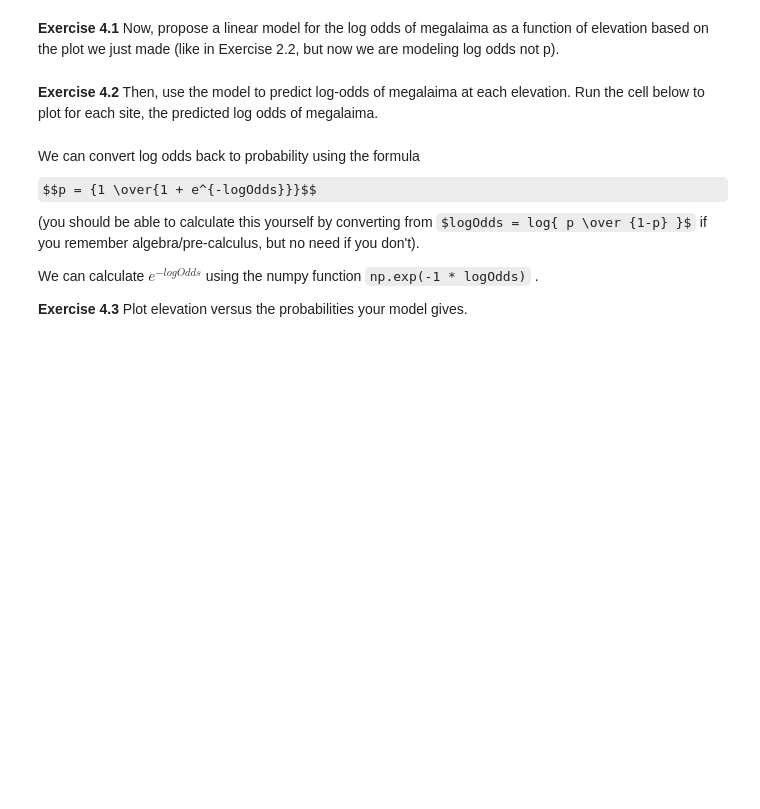
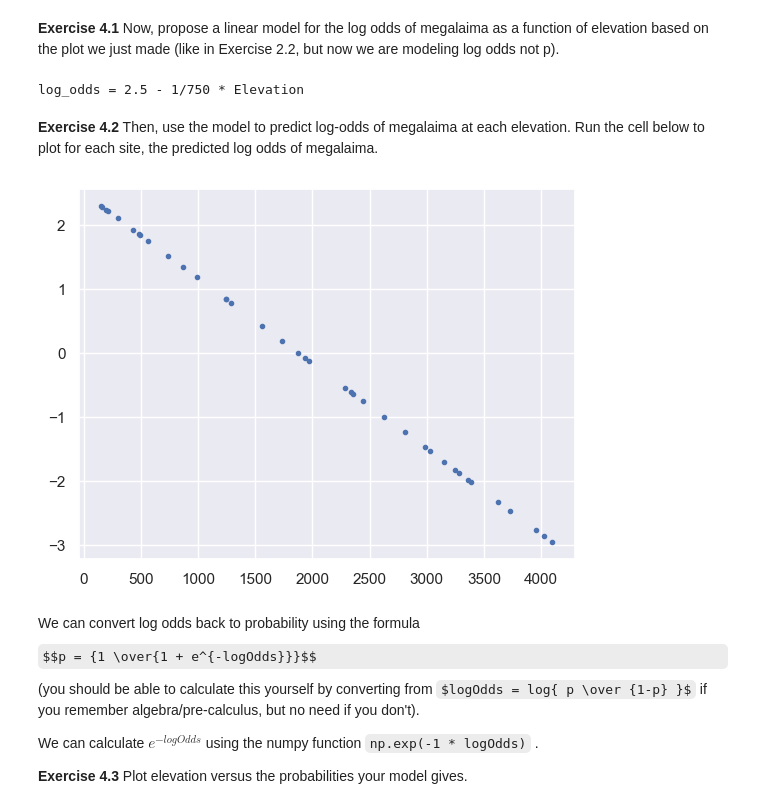
Before and after one commit to sam-delap/ds4bio, a Jupyter notebook: InClass/21_Nov30_logistic_regression.ipynb, the cells around one changed output. Cells and saved outputs as stored; diff of their text form; code cells hidden in the pictures; some formulas as TeX source; blank space fills up the shorter version.

```diff
--- a/InClass/21_Nov30_logistic_regression.ipynb
+++ b/InClass/21_Nov30_logistic_regression.ipynb
@@ -130,11 +175,18 @@ Since the log odds can take on any value, we can now model *log-odds*, instead o
 ## 4. Estimate linear model for the log odds.
 # %% [markdown]
 **Exercise 4.1** Now, propose a linear model for the log odds of megalaima as a function of elevation based on the plot we just made (like in Exercise 2.2, but now we are modeling log odds not p).
+# %%
+print('log_odds = 2.5 - 1/750 * Elevation')
+# %% [output]
+log_odds = 2.5 - 1/750 * Elevation
 # %% [markdown]
 **Exercise 4.2** Then, use the model to predict log-odds of megalaima at each elevation. Run the cell below to plot for each site, the predicted log odds of megalaima.
 # %%
-predicted_odds = ## fill this in
+predicted_odds = 2.5 - sites['Elevation']/750 ## fill this in
 plt.plot(sites['Elevation'], predicted_odds,'.')
+plt.show()
+# %% [output]
+[figure, added]
 # %% [markdown]
 We can convert log odds back to probability using the formula $$p = {1 \over{1 + e^{-logOdds}}}$$  (you should be able to calculate this yourself by converting from $logOdds = log{ p \over {1-p} }$ if you remember algebra/pre-calculus, but no need if you don't).
 
```
Also changed, not shown: parts of 4 cells of this notebook.
